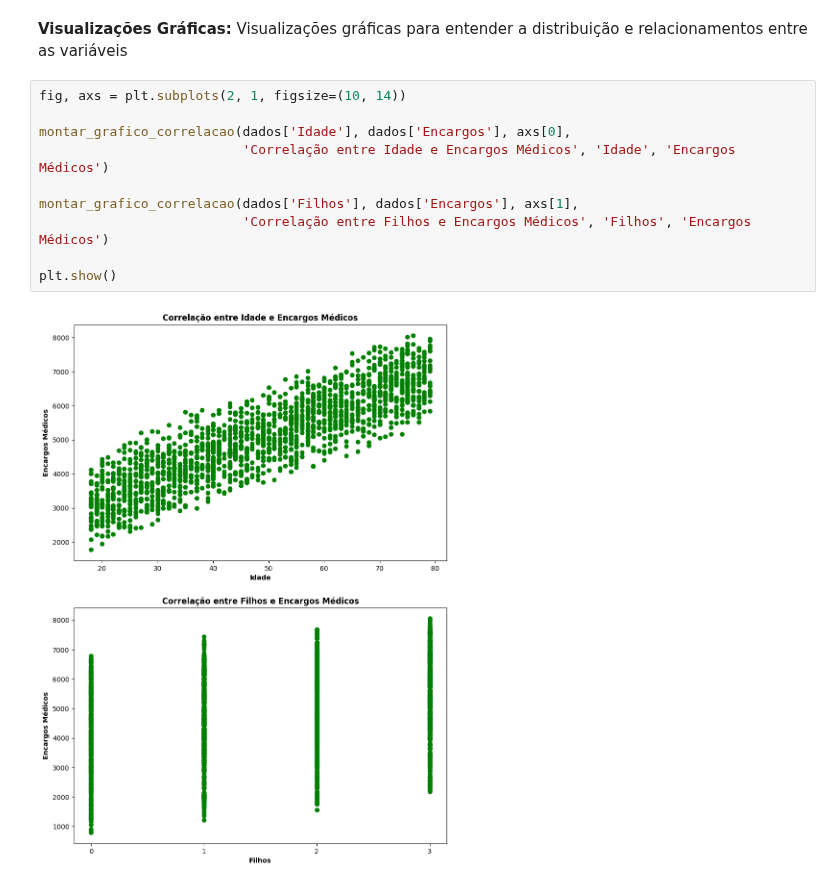
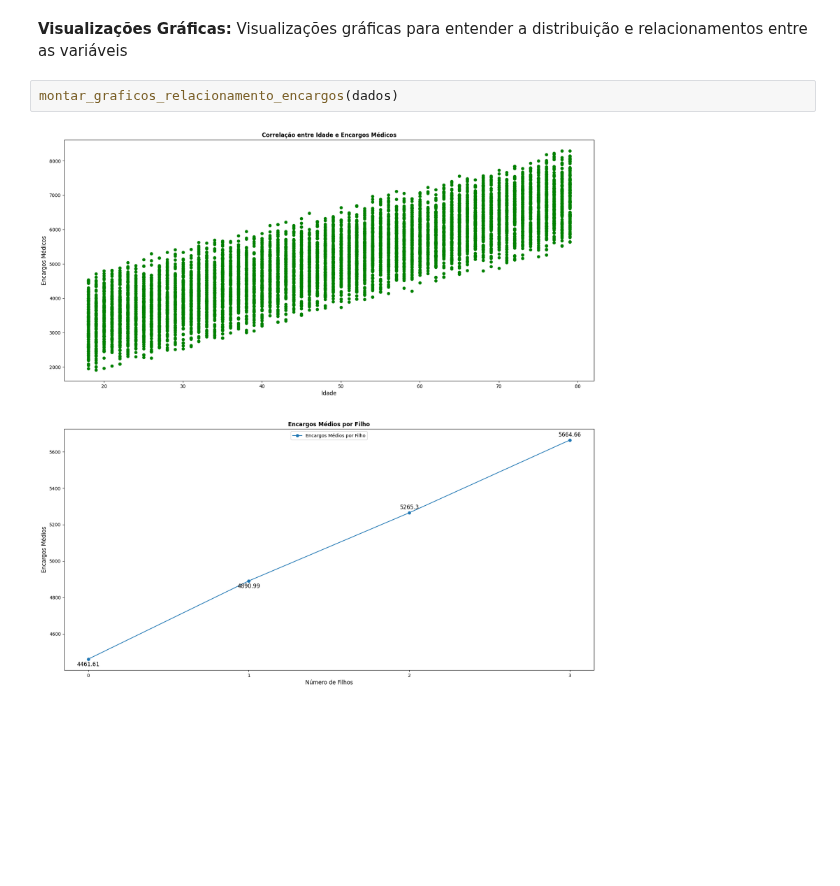
Before and after one commit to feliparus/Tech-Challenge, a Jupyter notebook: notebooks/EDA.ipynb, the cells around one changed output. Cells and saved outputs as stored; diff of their text form; blank space fills up the shorter version.

```diff
--- a/notebooks/EDA.ipynb
+++ b/notebooks/EDA.ipynb
@@ -239,14 +289,6 @@ sns.boxplot(data=dados)
 # %% [markdown]
 **Visualizações Gráficas:** Visualizações gráficas para entender a distribuição e relacionamentos entre as variáveis
-# %%
-fig, axs = plt.subplots(2, 1, figsize=(10, 14))
-
-montar_grafico_correlacao(dados['Idade'], dados['Encargos'], axs[0],
-                          'Correlação entre Idade e Encargos Médicos', 'Idade', 'Encargos Médicos')
-
-montar_grafico_correlacao(dados['Filhos'], dados['Encargos'], axs[1],
-                          'Correlação entre Filhos e Encargos Médicos', 'Filhos', 'Encargos Médicos')
-
-plt.show()
-# %% [output]
-[figure, removed]
+# %%
+montar_graficos_relacionamento_encargos(dados)
+# %% [output]
+[figure, added]
```
Also changed, not shown: parts of 10 cells of this notebook, 13 other files.
